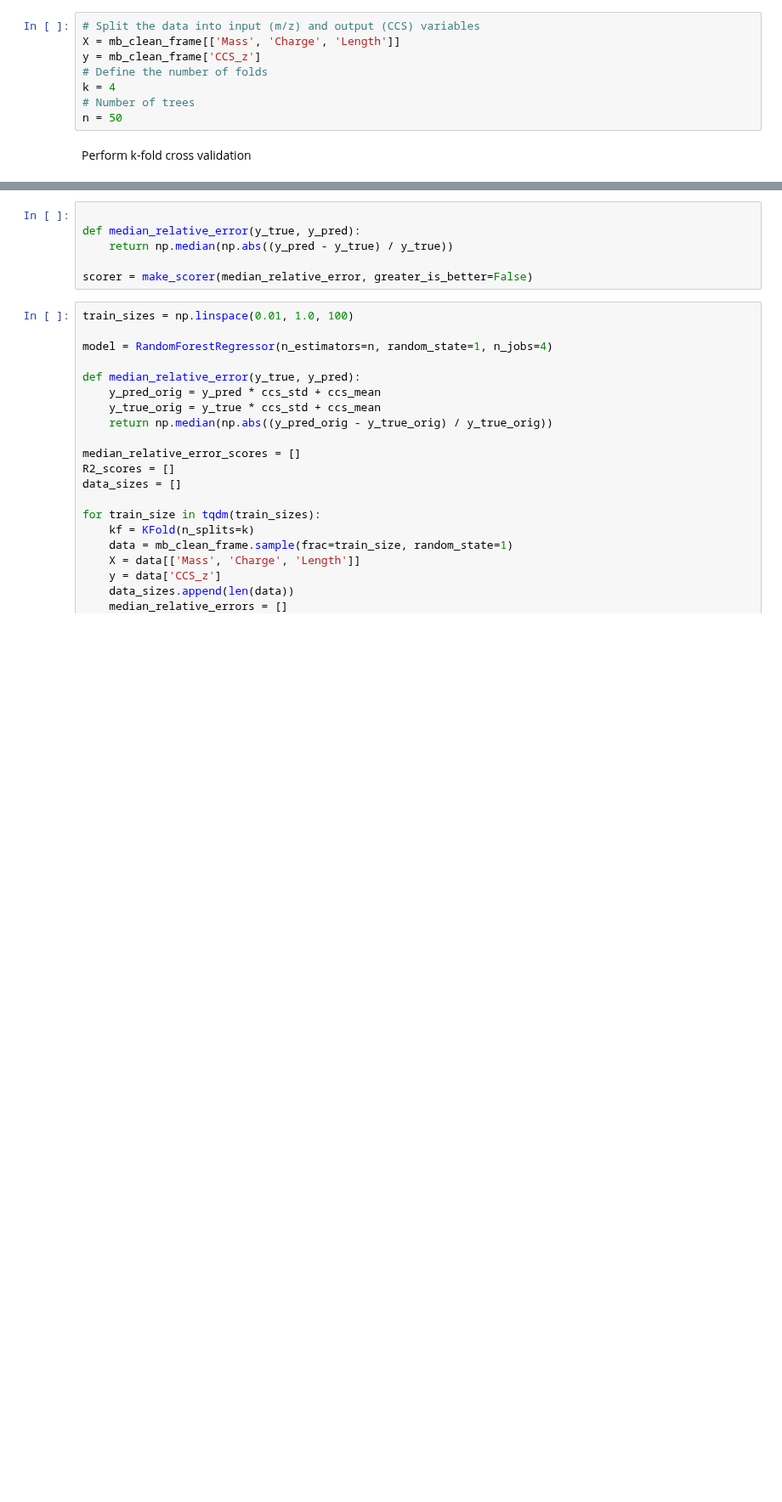
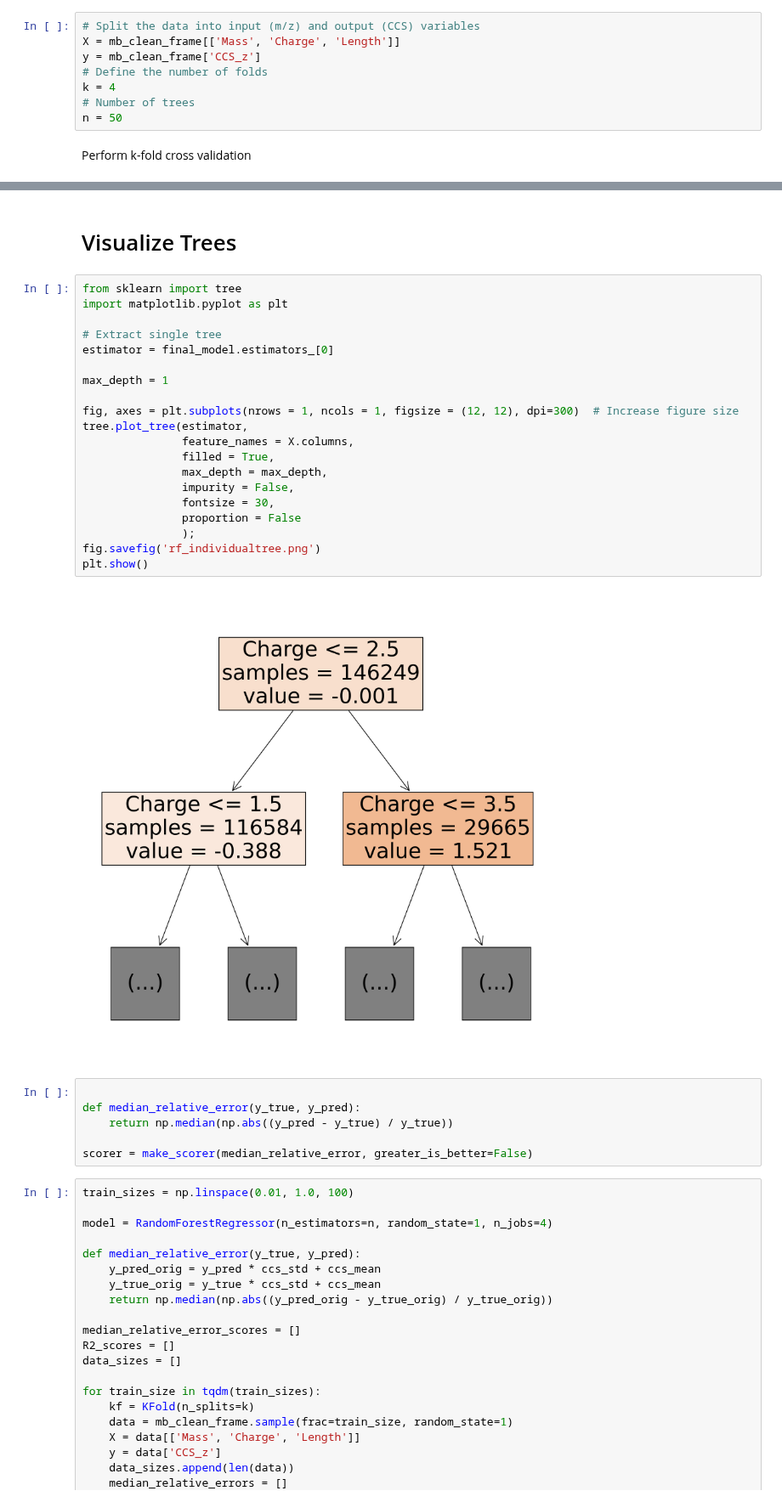
Before and after one commit to IngiumDev/ion-mobility-prediction, a Jupyter notebook: models/random_forest/Random_Forest_alpha_0.1.ipynb, the cells around one changed output, grey strips where cells are left out. Shown at 85% size. Saved outputs shown, nothing was run; the diff lists cells and outputs as text; blank space fills up the shorter version.

Commit message:
individual tree

```diff
--- a/models/random_forest/Random_Forest_alpha_0.1.ipynb
+++ b/models/random_forest/Random_Forest_alpha_0.1.ipynb
@@ -102,3 +102,27 @@ Time elapsed: 62.35 seconds
+# %% [markdown]
+# Visualize Trees
+# %%
+from sklearn import tree
+import matplotlib.pyplot as plt
+
+# Extract single tree
+estimator = final_model.estimators_[0]
+
+max_depth = 1
+
+fig, axes = plt.subplots(nrows = 1, ncols = 1, figsize = (12, 12), dpi=300)  # Increase figure size
+tree.plot_tree(estimator,
+               feature_names = X.columns,
+               filled = True,
+               max_depth = max_depth,
+               impurity = False,
+               fontsize = 30,
+               proportion = False
+               );
+fig.savefig('rf_individualtree.png')
+plt.show()
+# %% [output]
+[figure, added]
 # %%
 
 def median_relative_error(y_true, y_pred):
```
Also changed, not shown: parts of 1 cell of this notebook, 1 other file.
